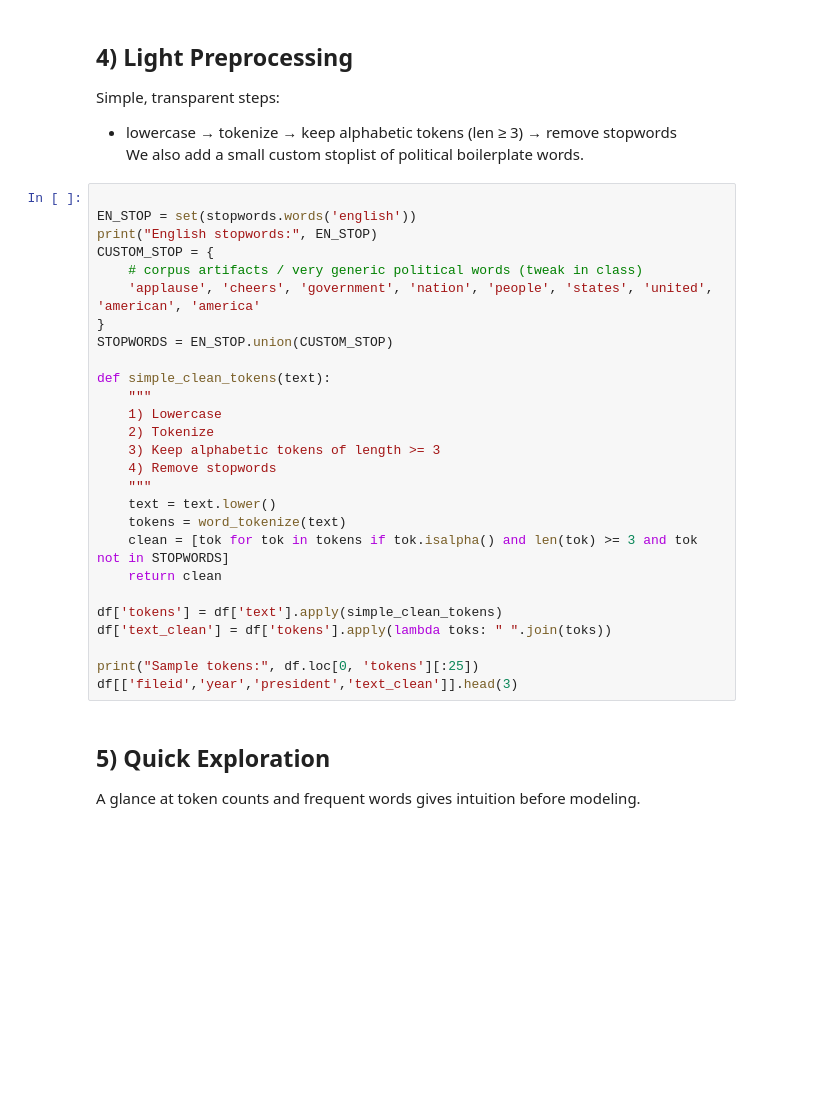
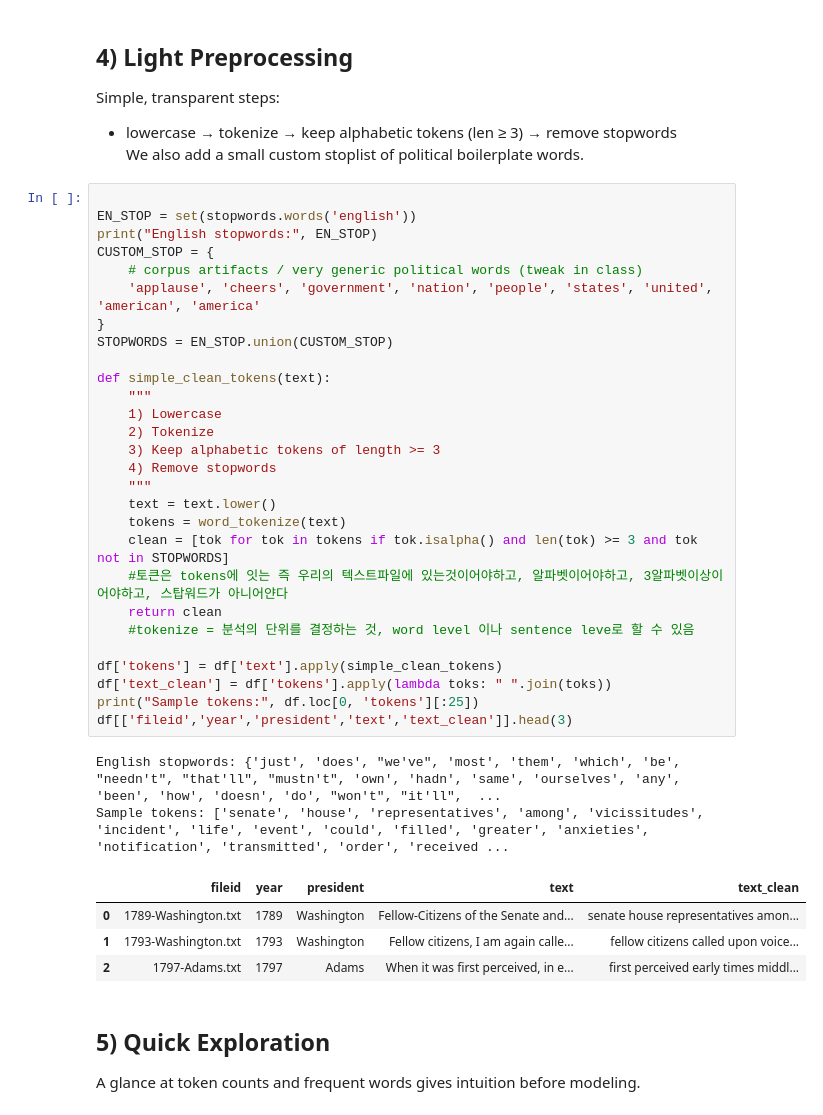
Before and after one commit to swsewon3-ship-it/python-for-public-policy_2025-Fall, a Jupyter notebook: Intro_Text_Analysis_TFIDF_LDA_Inaugurals.ipynb, the cells around one changed output. Cells and saved outputs as stored; diff of their text form; blank space fills up the shorter version.

```diff
--- a/Intro_Text_Analysis_TFIDF_LDA_Inaugurals.ipynb
+++ b/Intro_Text_Analysis_TFIDF_LDA_Inaugurals.ipynb
@@ -153,30 +159,38 @@ We also add a small custom stoplist of political boilerplate words.
 # %%
 
 EN_STOP = set(stopwords.words('english'))
 print("English stopwords:", EN_STOP)
 CUSTOM_STOP = {
     # corpus artifacts / very generic political words (tweak in class)
     'applause', 'cheers', 'government', 'nation', 'people', 'states', 'united', 'american', 'america'
 }
 STOPWORDS = EN_STOP.union(CUSTOM_STOP)
 
 def simple_clean_tokens(text):
     """
     1) Lowercase
     2) Tokenize
     3) Keep alphabetic tokens of length >= 3
     4) Remove stopwords
     """
     text = text.lower()
     tokens = word_tokenize(text)
     clean = [tok for tok in tokens if tok.isalpha() and len(tok) >= 3 and tok not in STOPWORDS]
+    #토큰은 tokens에 잇는 즉 우리의 텍스트파일에 있는것이어야하고, 알파벳이어야하고, 3알파벳이상이어야하고, 스탑워드가 아니어얀다
     return clean
+    #tokenize = 분석의 단위를 결정하는 것, word level 이나 sentence leve로 할 수 있음
 
 df['tokens'] = df['text'].apply(simple_clean_tokens)
 df['text_clean'] = df['tokens'].apply(lambda toks: " ".join(toks))
-
 print("Sample tokens:", df.loc[0, 'tokens'][:25])
-df[['fileid','year','president','text_clean']].head(3)
+df[['fileid','year','president','text','text_clean']].head(3)
+# %% [output]
+English stopwords: {'just', 'does', "we've", 'most', 'them', 'which', 'be', "needn't", "that'll", "mustn't", 'own', 'hadn', 'same', 'ourselves', 'any', 'been', 'how', 'doesn', 'do', "won't", "it'll",  ...
+Sample tokens: ['senate', 'house', 'representatives', 'among', 'vicissitudes', 'incident', 'life', 'event', 'could', 'filled', 'greater', 'anxieties', 'notification', 'transmitted', 'order', 'received ...
+|  | fileid | year | president | text | text_clean |
+| 0 | 1789-Washington.txt | 1789 | Washington | Fellow-Citizens of the Senate and... | senate house representatives amon... |
+| 1 | 1793-Washington.txt | 1793 | Washington | Fellow citizens, I am again calle... | fellow citizens called upon voice... |
+| 2 | 1797-Adams.txt | 1797 | Adams | When it was first perceived, in e... | first perceived early times middl... |
 # %% [markdown]
 
 ## 5) Quick Exploration
```
Also changed, not shown: parts of 2 cells of this notebook.
